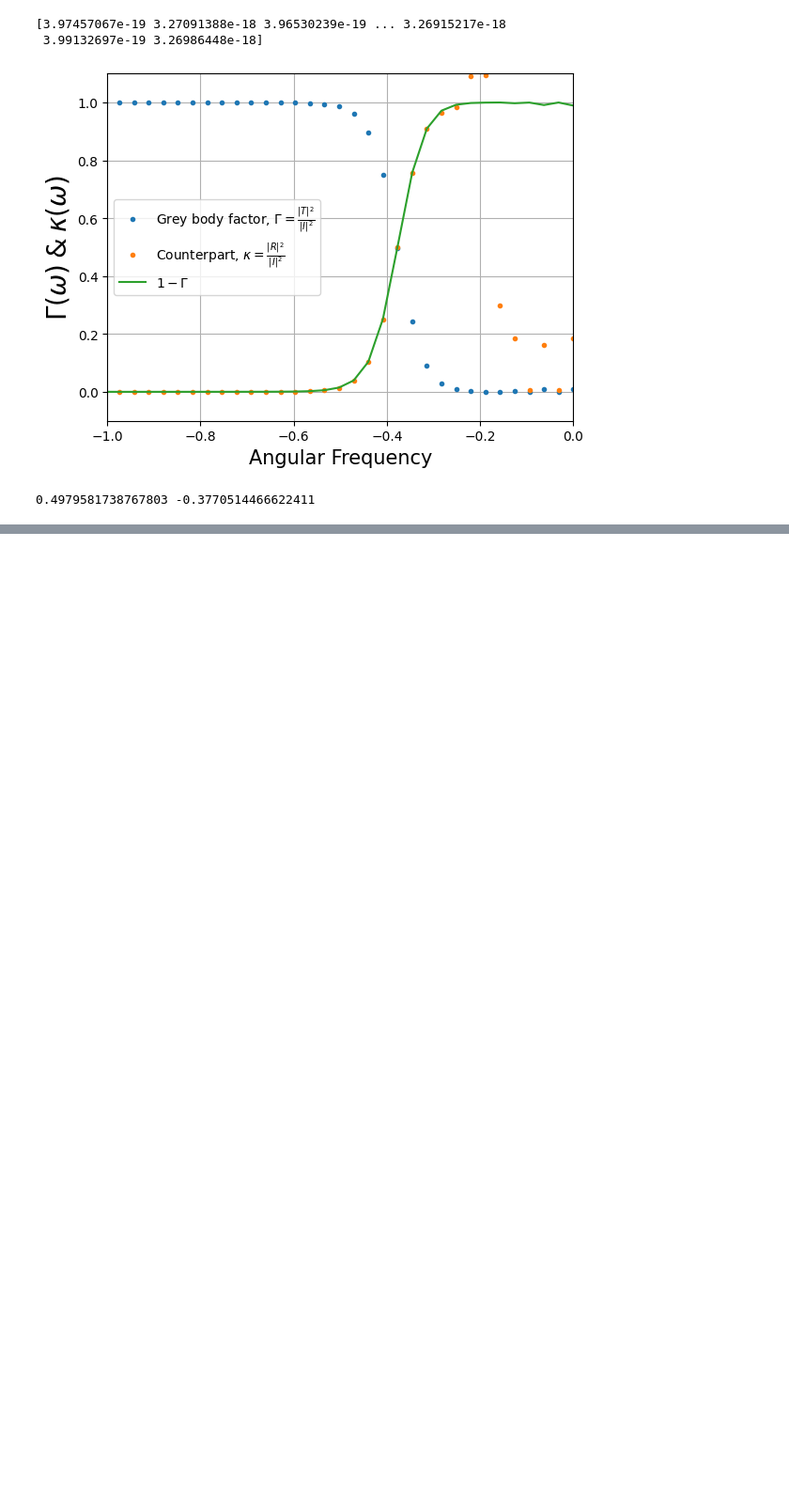
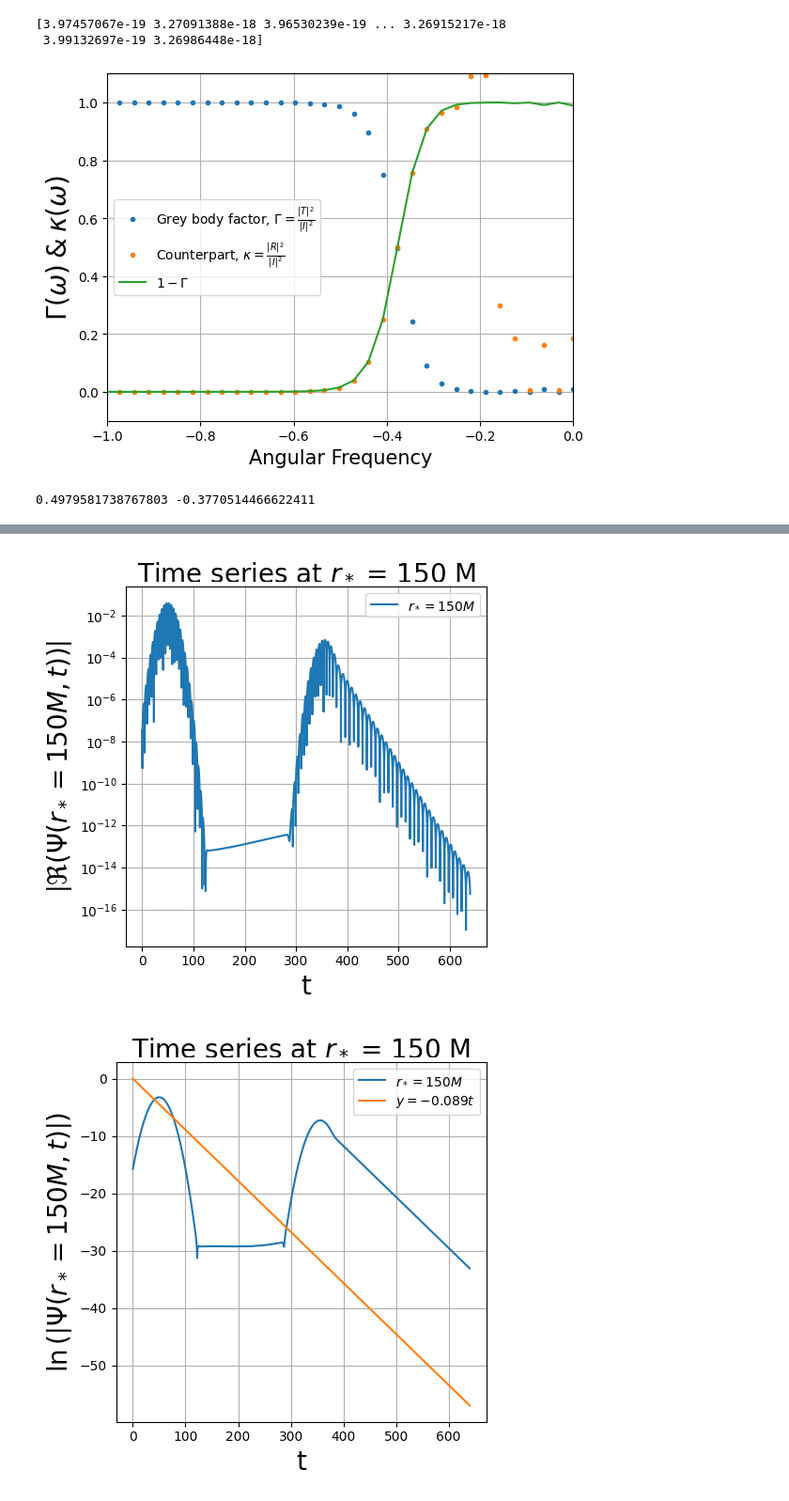
Before and after one commit to dakeerie/MSci-Project, a Jupyter notebook: Results.ipynb, the cells around one changed output, grey strips where cells are left out. Shown at 94% size. Saved outputs shown, nothing was run; the diff lists cells and outputs as text; code cells hidden in the pictures; blank space fills up the shorter version.

```diff
--- a/Results.ipynb
+++ b/Results.ipynb
@@ -205,0 +182,65 @@ print(qnms)
+# %%
+qnm_ts = time_series[1]
+plt.figure(figsize = (5, 5))
+plt.plot(times, np.abs(qnm_ts.real), label = rf'$r_* = {extraction_radii[1]} M$')
+plt.yscale('log')
+plt.xlabel('t', fontsize = 20)
+plt.ylabel(rf'$\left|\Re \left(\Psi (r_*={extraction_radii[1]} M, t) \right) \right|$', fontsize = 20)
+plt.title(rf'Time series at $r_*$ = {extraction_radii[1]} M', fontsize = 20)
+# plt.xlim(300, 700)
+plt.legend()
+plt.grid()
+plt.tight_layout()
+
+plt.figure(figsize = (5, 5))
+plt.plot(times, np.log(np.abs(qnm_ts)), label = rf'$r_* = {extraction_radii[1]} M$')
+plt.plot(times, -0.089*times, label = r'$y = -0.089 t$')
+plt.xlabel('t', fontsize = 20)
+plt.ylabel(rf'$\ln \left(\left| \Psi (r_*={extraction_radii[1]} M, t) \right| \right)$', fontsize = 20)
+plt.title(rf'Time series at $r_*$ = {extraction_radii[1]} M', fontsize = 20)
+# plt.yscale('log')
+# plt.xlim(300, 700)
+# plt.ylim(-1e-2, 1e-2)
+plt.legend()
+plt.grid()
+plt.tight_layout()
+
+plt.figure(figsize = (5, 5))
+plt.plot(times, qnm_ts.real, label = rf'$r_* = {extraction_radii[1]} M$')
+plt.xlabel('t', fontsize = 20)
+plt.ylabel(rf'$\Re \left(\Psi (r_*={extraction_radii[1]} M, t) \right)$', fontsize = 20)
+plt.title(rf'Time series at $r_*$ = {extraction_radii[1]} M', fontsize = 20)
+# plt.xlim(300, 700)
+# plt.ylim(-1e-2, 1e-2)
+plt.legend()
+plt.grid()
+plt.tight_layout()
+
+plt.figure(figsize = (5, 5))
+plt.plot(times, np.unwrap(np.angle(qnm_ts)), label = rf'$r_* = {extraction_radii[1]} M$')
+plt.plot(times, -0.3737*times, label = r'$y = - 0.3737 t$')
+plt.xlabel('t', fontsize = 20)
+plt.ylabel(rf'$\arg (\Psi (r_*={extraction_radii[1]} M, t))$', fontsize = 20)
+plt.title(rf'ANGLE UNWRAP Time series at $r_*$ = {extraction_radii[1]} M', fontsize = 20)
+# plt.xlim(300, 700)
+# plt.ylim(-1e-2, 1e-2)
+plt.legend()
+plt.grid()
+plt.tight_layout()
+plt.show()
+
+# plt.figure(figsize = (5, 5))
+# plt.plot(times, (np.abs(np.log(extraction)))**2, label = rf'$r_* = {x} M$')
+# plt.plot(times[idx_t:], quadratic(times[idx_t:], 0.931, 12.6, 50, 300), label = 'Quadratic fit')
+# plt.xlabel('t', fontsize = 10)
+# plt.ylabel(rf'$\Psi (r_*={x} M, t)$', fontsize = 10)
+# plt.title(rf'OWN WORKING Time series at $r_*$ = {x} M', fontsize = 15)
+# # plt.xlim(300, 400)
+# # plt.ylim(0, 400)
+# plt.legend()
+# plt.grid()
+# plt.tight_layout()
+# plt.show()
+# %% [output]
+[figure, added]
+[figure, added]
```
Also changed, not shown: parts of 9 cells of this notebook.
